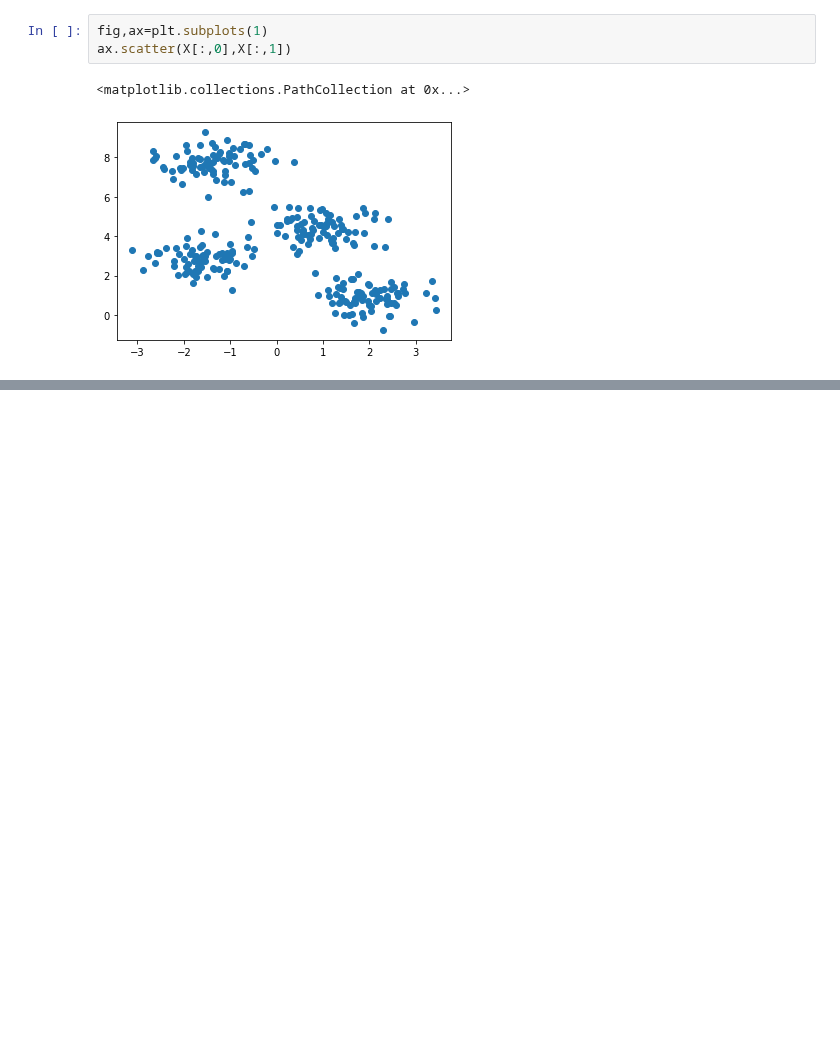
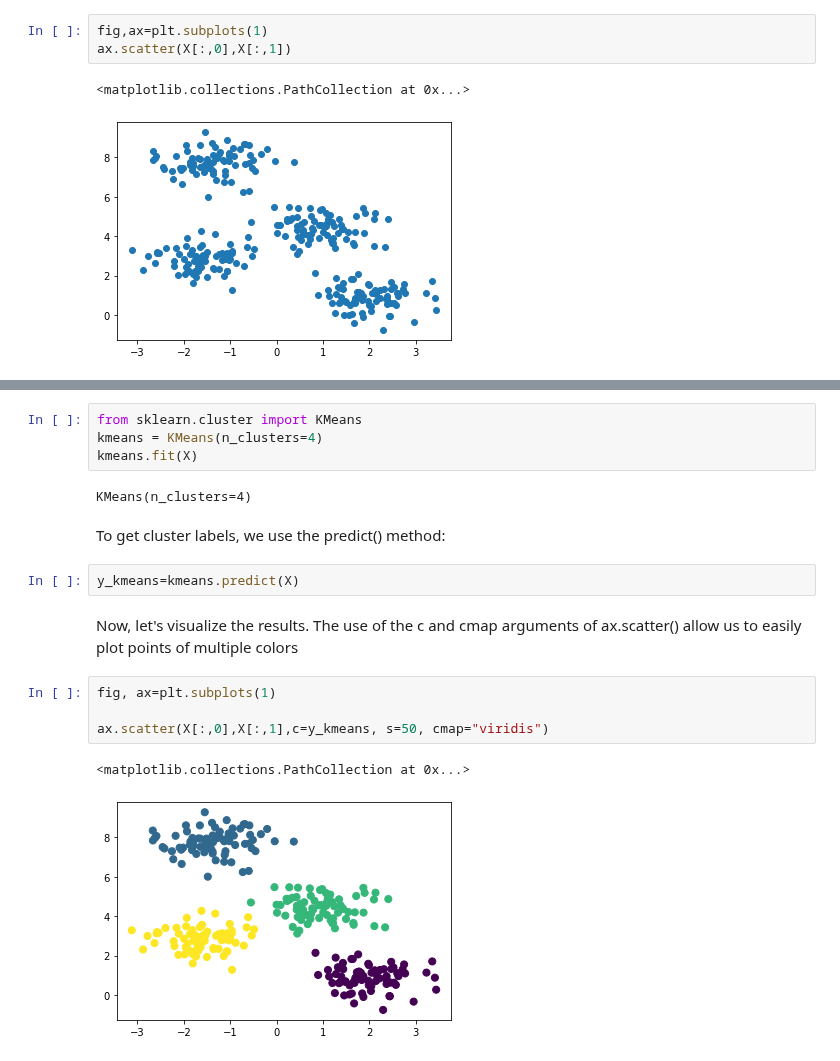
Before and after one commit to PhilChodrow/PIC16A, a Jupyter notebook: Content_Mike/ML/Answers/Clustering.ipynb, the cells around one changed output, grey strips where cells are left out. Saved outputs shown, nothing was run; the diff lists cells and outputs as text; blank space fills up the shorter version.

```diff
--- a/Content_Mike/ML/Answers/Clustering.ipynb
+++ b/Content_Mike/ML/Answers/Clustering.ipynb
@@ -36,0 +41,19 @@ Visually, it appears that there are 4 clusters. Let's import `KMeans` and see ho
+# %%
+from sklearn.cluster import KMeans
+kmeans = KMeans(n_clusters=4)
+kmeans.fit(X)
+# %% [output]
+KMeans(n_clusters=4)
+# %% [markdown]
+To get cluster labels, we use the predict() method:
+# %%
+y_kmeans=kmeans.predict(X)
+# %% [markdown]
+Now, let's visualize the results. The use of the c and cmap arguments of ax.scatter() allow us to easily plot points of multiple colors
+# %%
+fig, ax=plt.subplots(1)
+
+ax.scatter(X[:,0],X[:,1],c=y_kmeans, s=50, cmap="viridis")
+# %% [output]
+<matplotlib.collections.PathCollection at 0x...>
+[figure, added]
```
Also changed, not shown: parts of 12 cells of this notebook, 3 other files.
